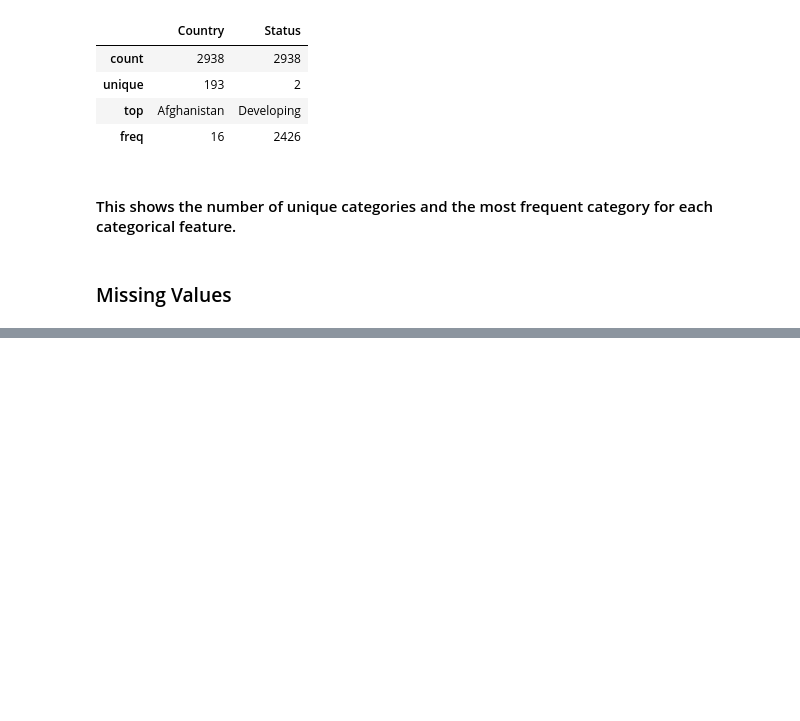
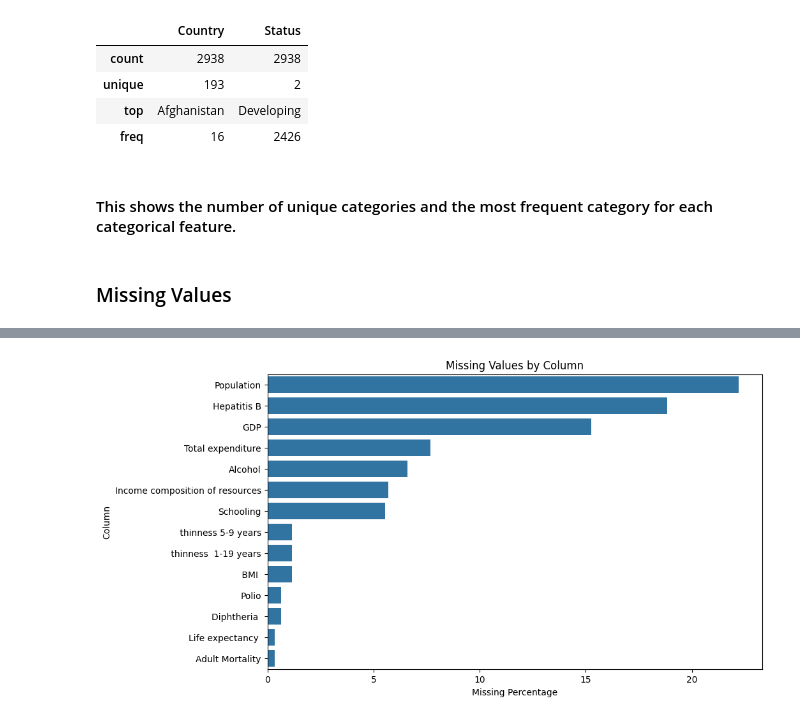
Before and after one commit to Kakul-07/EDA-Task, a Jupyter notebook: Life Expectancy/eda.ipynb, the cells around one changed output, grey strips where cells are left out. Saved outputs shown, nothing was run; the diff lists cells and outputs as text; code cells hidden in the pictures; blank space fills up the shorter version.

Commit message:
"Data Cleaning"

```diff
--- a/Life Expectancy/eda.ipynb
+++ b/Life Expectancy/eda.ipynb
@@ -115,5 +125,7 @@ See https://pandas.pydata.org/docs/user_guide/migration-3-strings.html#string-mi
 # %% [markdown]
 ### Missing Values
 # %%
-df.isnull().sum()
+missing = pd.DataFrame({"Missing_Count": df.isnull().sum(), "Missing_Percentage": (df.isnull().sum() / len(df)) * 100})
+missing = missing.sort_values(by="Missing_Percentage", ascending=False)
+missing
 # %% [output]
@@ -136,0 +149,10 @@ dtype: int64
+# %%
+missing_plot = missing[missing["Missing_Count"] > 0]
+plt.figure(figsize=(10, 6))
+sns.barplot(x=missing_plot["Missing_Percentage"], y=missing_plot.index)
+plt.title("Missing Values by Column")
+plt.xlabel("Missing Percentage")
+plt.ylabel("Column")
+plt.show()
+# %% [output]
+[figure, added]
```
Also changed, not shown: parts of 50 cells of this notebook.
